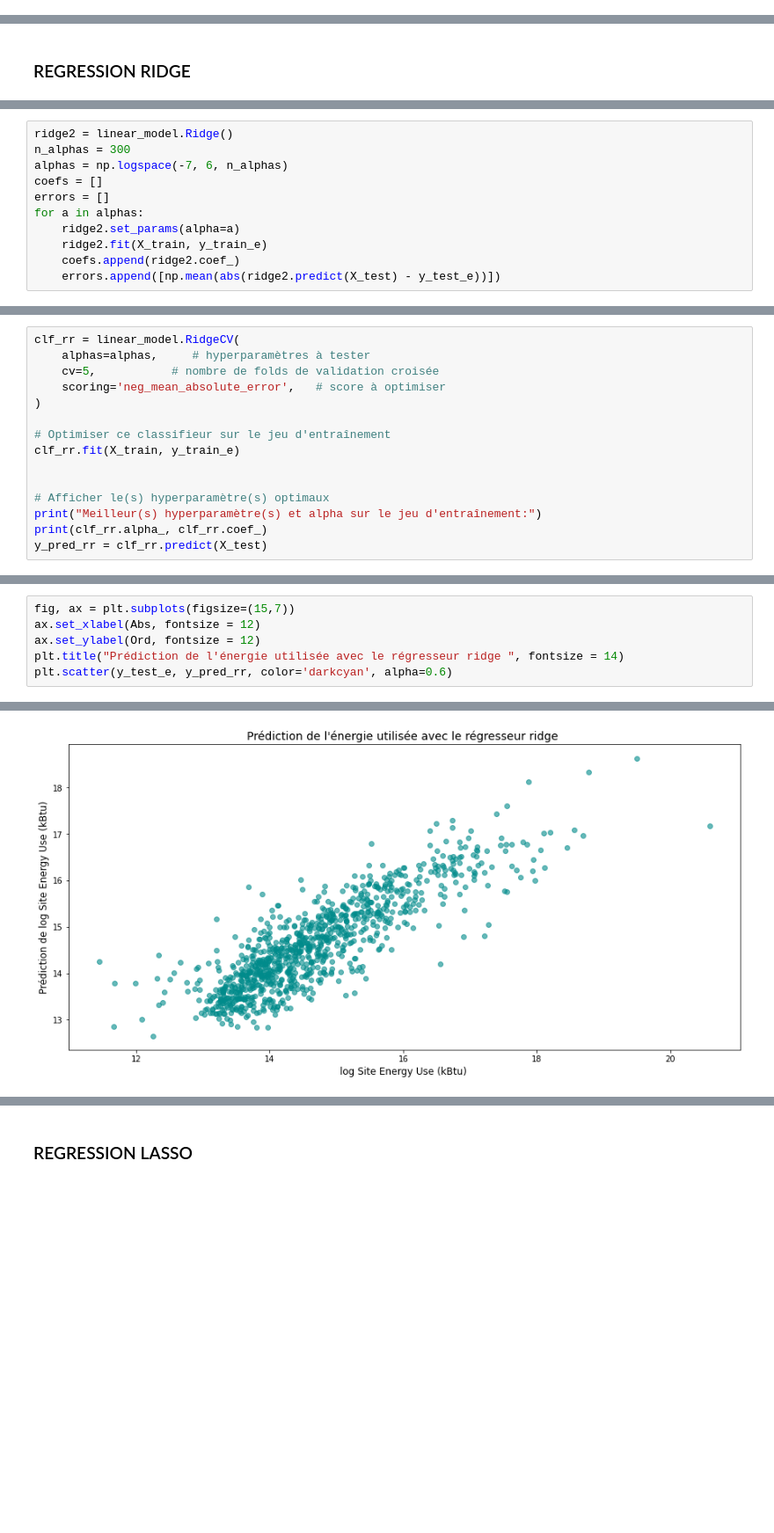
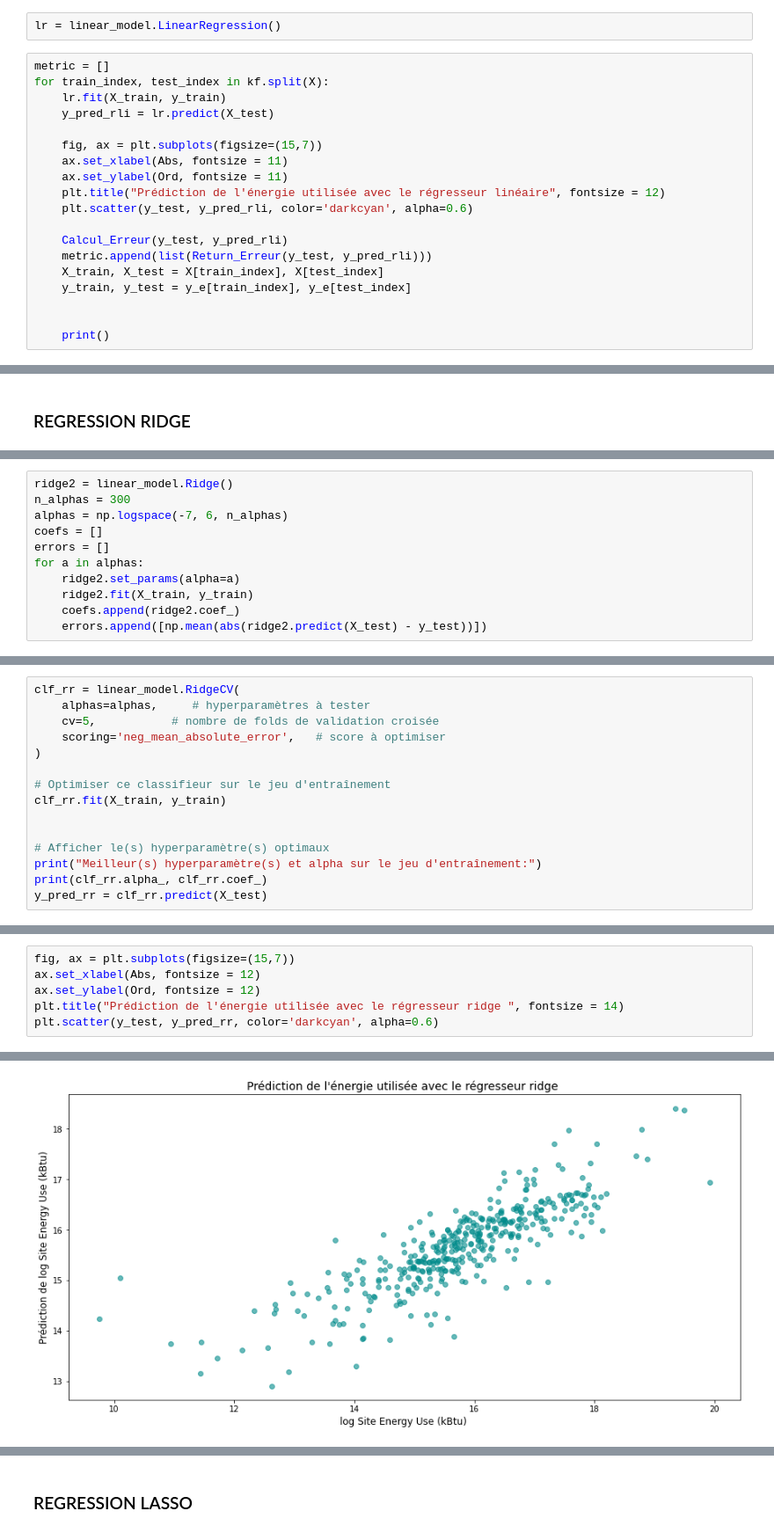
Before and after one commit to ThomasFavrel/OC-P4, a Jupyter notebook: p4_modelisation.ipynb, the cells around one changed output, grey strips where cells are left out. Shown at 88% size. Cells and saved outputs as stored; diff of their text form; blank space fills up the shorter version.

```diff
--- a/p4_modelisation.ipynb
+++ b/p4_modelisation.ipynb
@@ -126,0 +151,21 @@ X_train, X_test, y_train_e, y_test_e = model_selection.train_test_split(X, y_e,
+# %%
+lr = linear_model.LinearRegression()
+# %%
+metric = []
+for train_index, test_index in kf.split(X):
+    lr.fit(X_train, y_train)
+    y_pred_rli = lr.predict(X_test)
+
+    fig, ax = plt.subplots(figsize=(15,7))
+    ax.set_xlabel(Abs, fontsize = 11)
+    ax.set_ylabel(Ord, fontsize = 11)
+    plt.title("Prédiction de l'énergie utilisée avec le régresseur linéaire", fontsize = 12)
+    plt.scatter(y_test, y_pred_rli, color='darkcyan', alpha=0.6)
+
+    Calcul_Erreur(y_test, y_pred_rli)
+    metric.append(list(Return_Erreur(y_test, y_pred_rli)))
+    X_train, X_test = X[train_index], X[test_index]
+    y_train, y_test = y_e[train_index], y_e[test_index]
+
+
+    print()
@@ -165,9 +244,9 @@ coefs = []
 errors = []
 for a in alphas:
     ridge2.set_params(alpha=a)
-    ridge2.fit(X_train, y_train_e)
+    ridge2.fit(X_train, y_train)
     coefs.append(ridge2.coef_)
-    errors.append([np.mean(abs(ridge2.predict(X_test) - y_test_e))])
+    errors.append([np.mean(abs(ridge2.predict(X_test) - y_test))])
 # %%
 ax = plt.gca()
 ax.plot(alphas, coefs)
@@ -207,7 +286,7 @@ clf_rr = linear_model.RidgeCV(
 )
 
 # Optimiser ce classifieur sur le jeu d'entraînement
-clf_rr.fit(X_train, y_train_e)
+clf_rr.fit(X_train, y_train)
 
 
 # Afficher le(s) hyperparamètre(s) optimaux
@@ -233,10 +307,10 @@ Meilleur(s) hyperparamètre(s) et alpha sur le jeu d'entraînement:
 # %%
 fig, ax = plt.subplots(figsize=(15,7))
 ax.set_xlabel(Abs, fontsize = 12)
 ax.set_ylabel(Ord, fontsize = 12)
 plt.title("Prédiction de l'énergie utilisée avec le régresseur ridge ", fontsize = 14)
-plt.scatter(y_test_e, y_pred_rr, color='darkcyan', alpha=0.6)
+plt.scatter(y_test, y_pred_rr, color='darkcyan', alpha=0.6)
 # %% [output]
 <matplotlib.collections.PathCollection at 0x...>
-[figure, old version]
+[figure, new version]
 # %%
```
Also changed, not shown: parts of 72 cells of this notebook, 3 other files.
